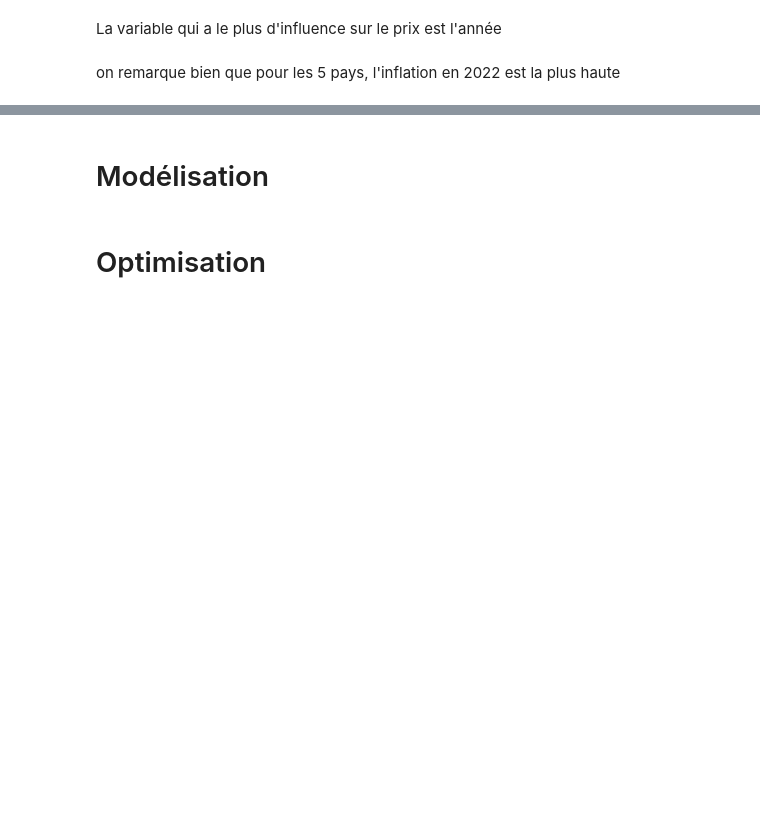
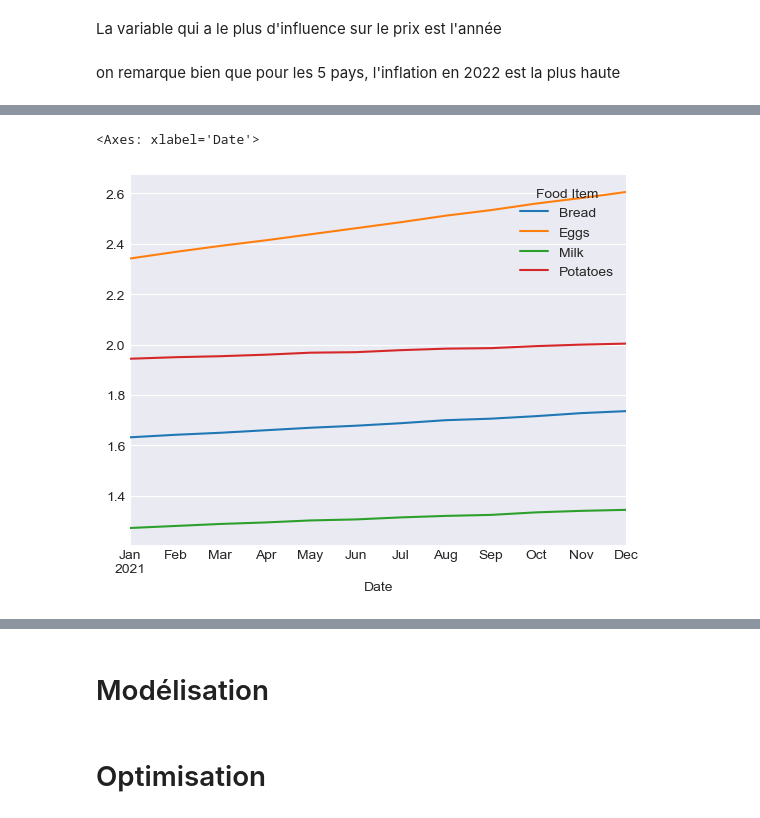
Before and after one commit to Hajoura91coding/Vital_Food_costs_5countries_2018_2022, a Jupyter notebook: Food_prices.ipynb, the cells around one changed output, grey strips where cells are left out. Saved outputs shown, nothing was run; the diff lists cells and outputs as text; code cells hidden in the pictures; blank space fills up the shorter version.

```diff
--- a/Food_prices.ipynb
+++ b/Food_prices.ipynb
@@ -401,0 +452,5 @@ on remarque bien que pour les 5 pays, l'inflation en 2022 est la plus haute
+# %%
+data_series['2021'][['Bread', 'Eggs', 'Milk', 'Potatoes']].plot()
+# %% [output]
+<Axes: xlabel='Date'>
+[figure, added]
```
Also changed, not shown: parts of 51 cells of this notebook.
